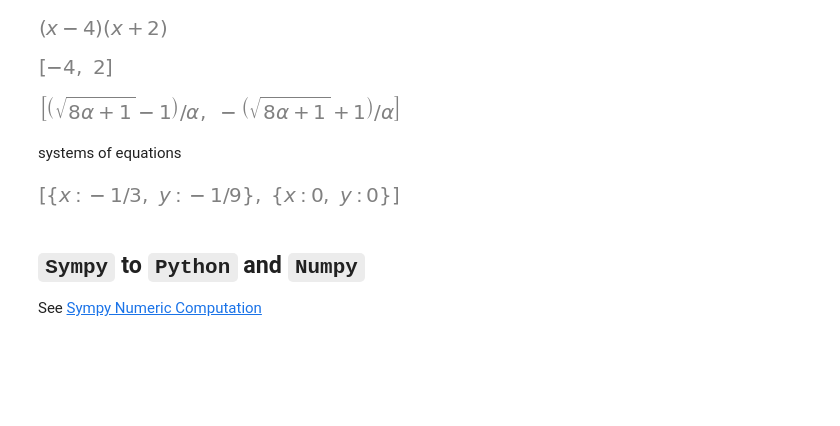
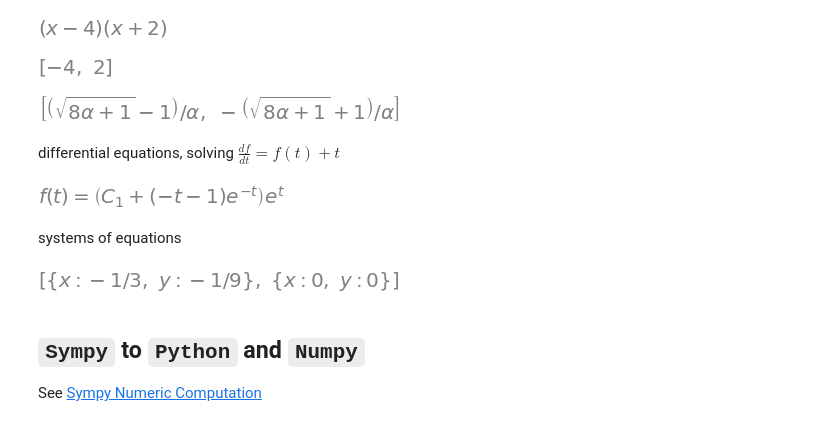
Before and after one commit to rramosp/2020.deeplearning, a Jupyter notebook: U3.01 - Designing ML algorithms assisted by a symbolic computing library.ipynb, the cells around one changed output. Cells and saved outputs as stored; diff of their text form; code cells hidden in the pictures; blank space fills up the shorter version.

```diff
--- a/U3.01 - Designing ML algorithms assisted by a symbolic computing library.ipynb
+++ b/U3.01 - Designing ML algorithms assisted by a symbolic computing library.ipynb
@@ -155,6 +155,17 @@ a = sy.symbols("alpha")
 sy.solve( a*x**2 + 2*x - 8, x)
 # %% [output]
 [figure]
+# %% [markdown]
+differential equations, solving $\frac{df}{dt}=f(t)+t$
+# %%
+t, C1 = sy.symbols("t C1")
+f = sy.symbols("f", cls=sy.Function)
+dydt = f(t)+t
+eq = dydt-sy.diff(f(t),t)
+yt = sy.dsolve(eq, f(t))
+yt
+# %% [output]
+[figure, added]
 # %% [markdown]
  systems of equations
 # %%
```
